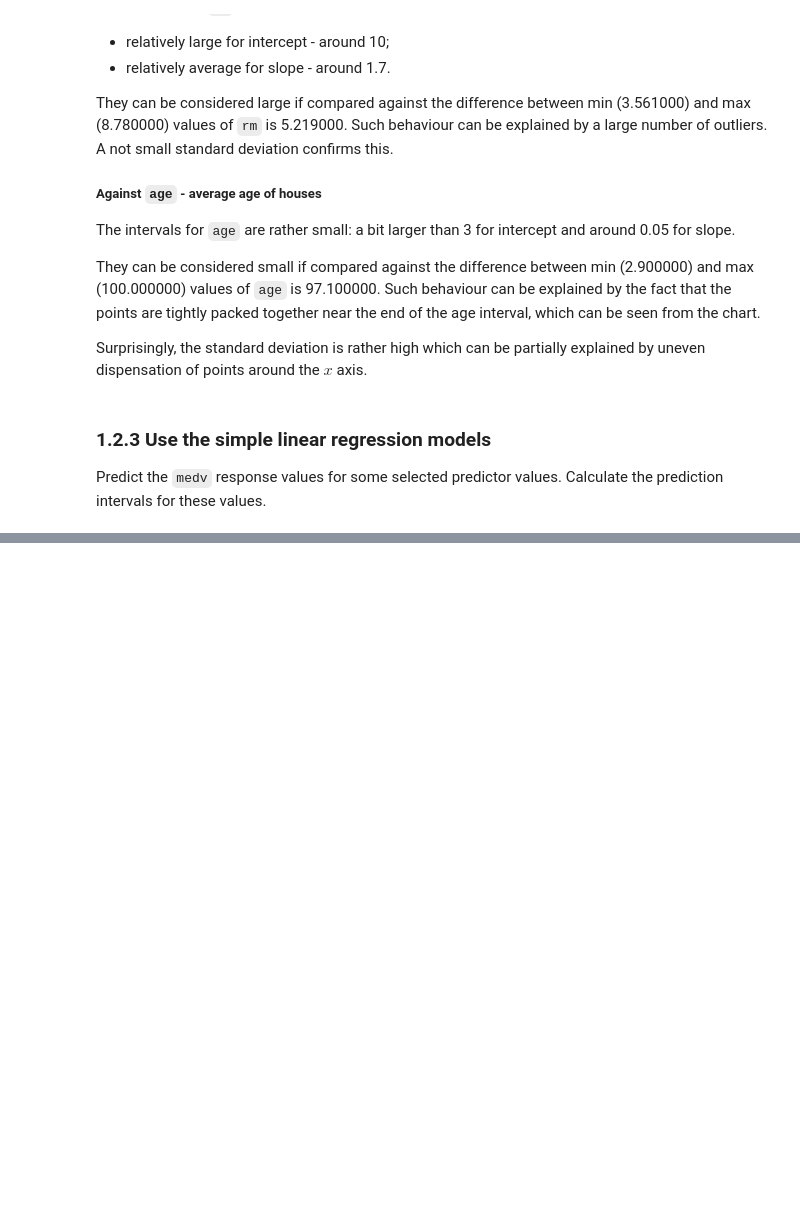
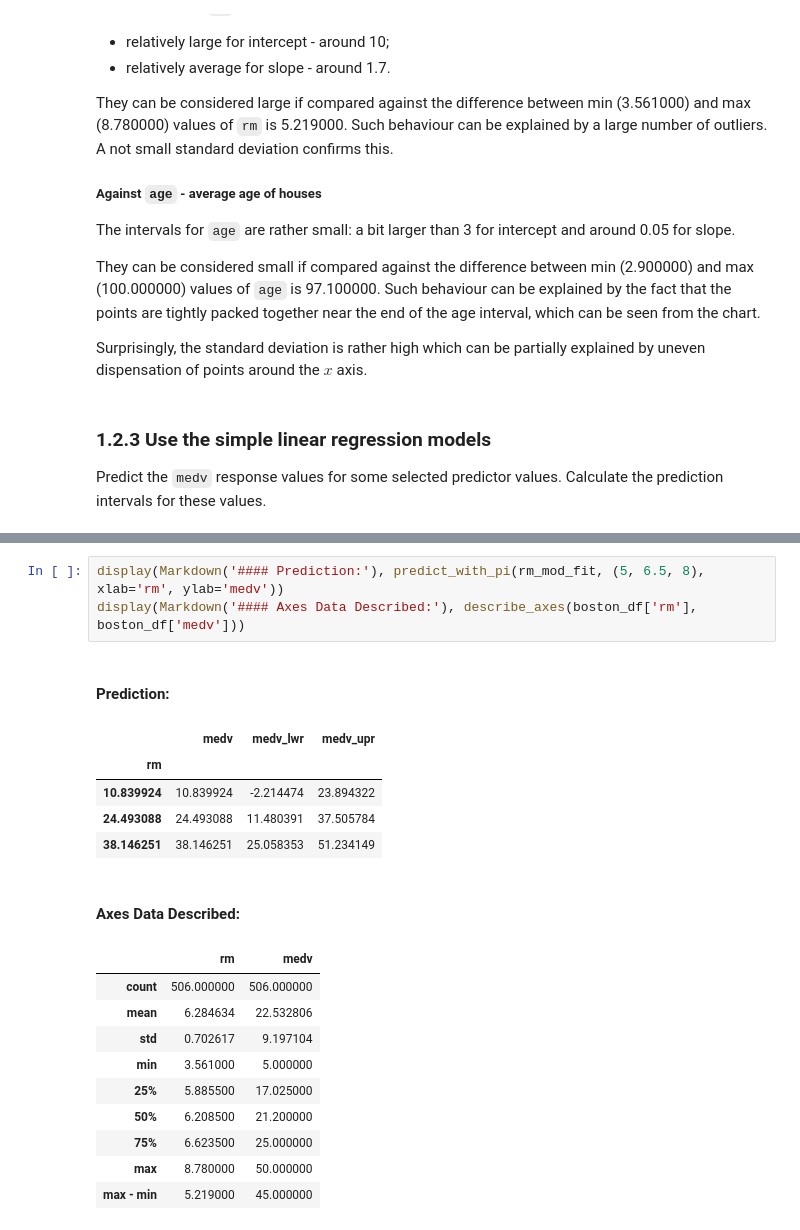
Before and after one commit to shevchenkobn/ml-practice, a Jupyter notebook: a2/a2.ipynb, the cells around one changed output, grey strips where cells are left out. Saved outputs shown, nothing was run; the diff lists cells and outputs as text; blank space fills up the shorter version.

```diff
--- a/a2/a2.ipynb
+++ b/a2/a2.ipynb
@@ -386,0 +417,21 @@ Predict the `medv` response values for some selected predictor values. Calculate
+# %%
+display(Markdown('#### Prediction:'), predict_with_pi(rm_mod_fit, (5, 6.5, 8), xlab='rm', ylab='medv'))
+display(Markdown('#### Axes Data Described:'), describe_axes(boston_df['rm'], boston_df['medv']))
+# %% [output]
+#### Prediction:
+|  | medv | medv_lwr | medv_upr |
+| rm |  |  |  |
+| 10.839924 | 10.839924 | -2.214474 | 23.894322 |
+| 24.493088 | 24.493088 | 11.480391 | 37.505784 |
+| 38.146251 | 38.146251 | 25.058353 | 51.234149 |
+#### Axes Data Described:
+|  | rm | medv |
+| count | 506.000000 | 506.000000 |
+| mean | 6.284634 | 22.532806 |
+| std | 0.702617 | 9.197104 |
+| min | 3.561000 | 5.000000 |
+| 25% | 5.885500 | 17.025000 |
+| 50% | 6.208500 | 21.200000 |
+| 75% | 6.623500 | 25.000000 |
+| max | 8.780000 | 50.000000 |
+| max - min | 5.219000 | 45.000000 |
```
Also changed, not shown: parts of 5 cells of this notebook.
